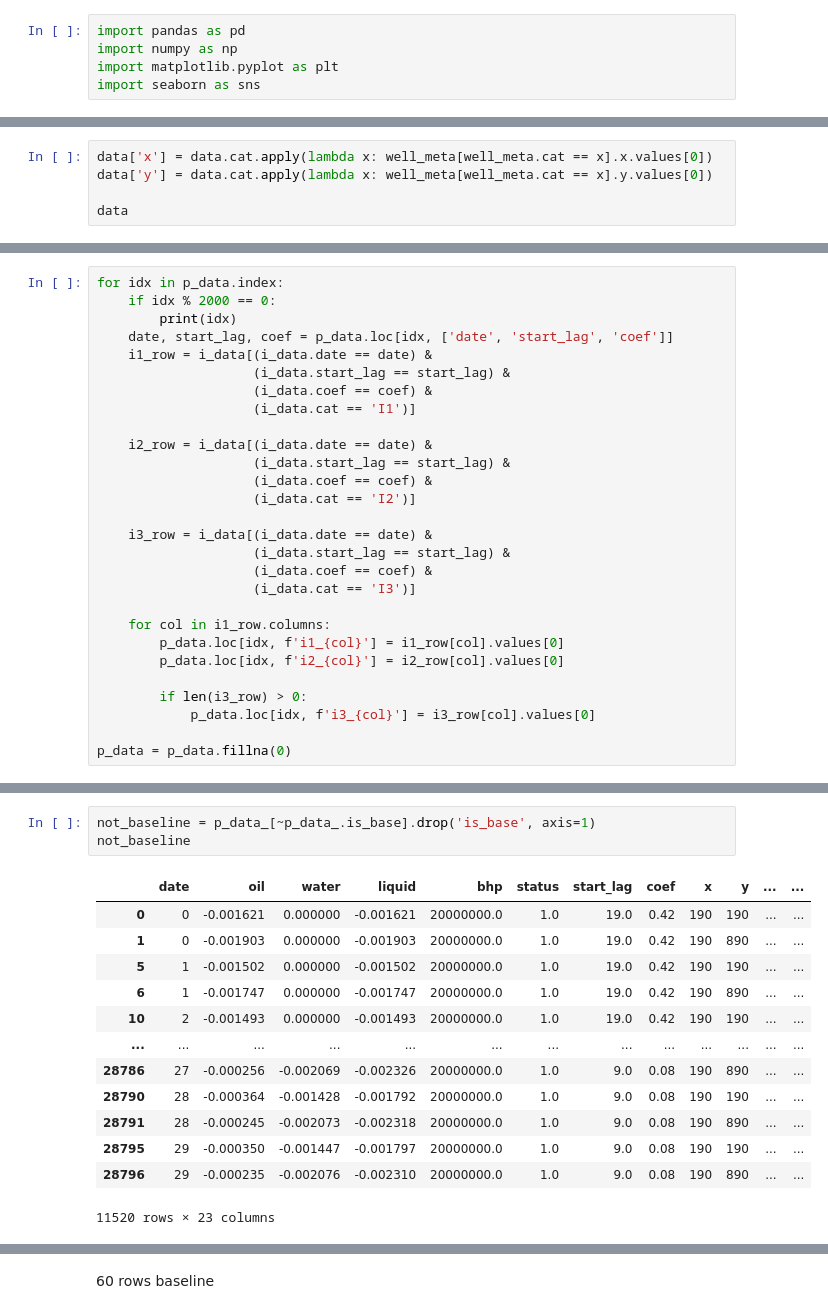
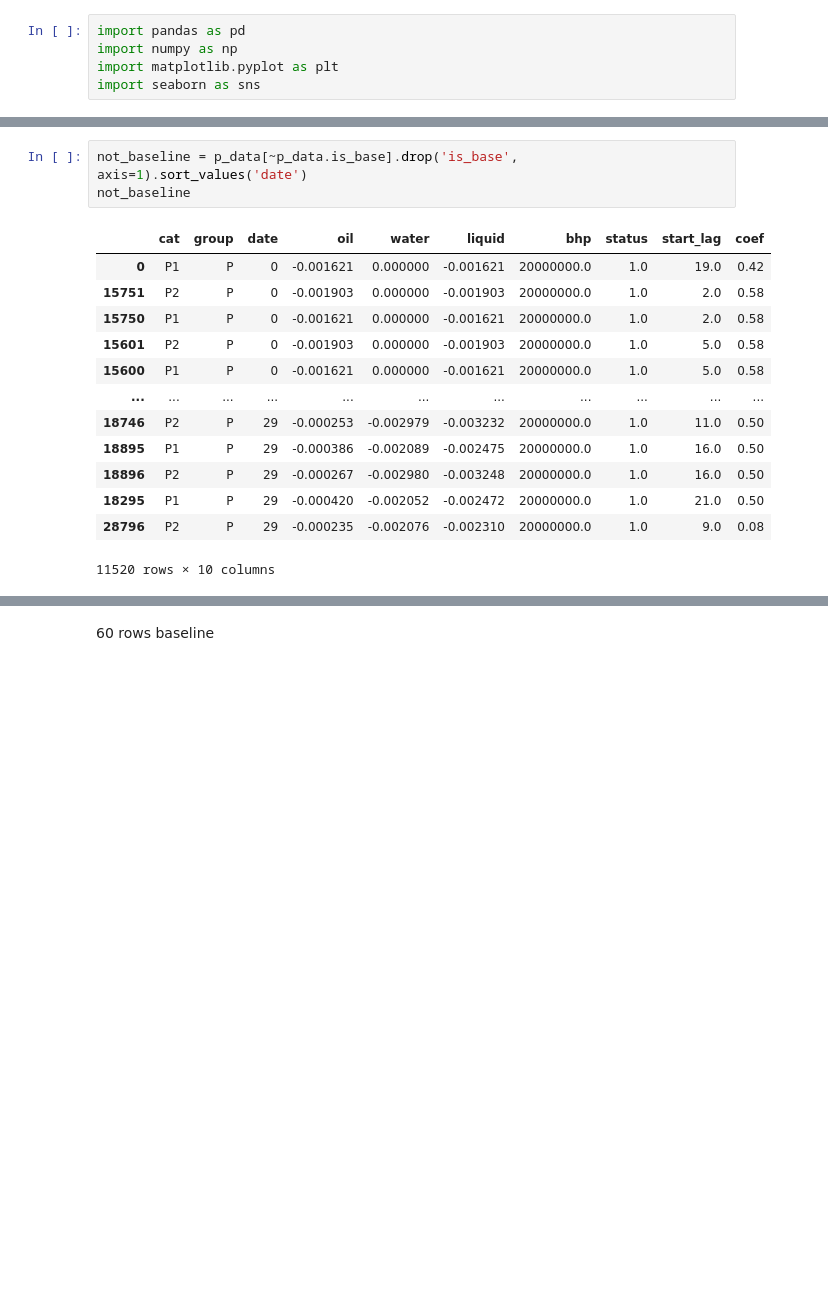
Before and after one commit to zeinovich/aramco-solution, a Jupyter notebook: notebooks/1905-zeinovich-baseline.ipynb, the cells around one changed output, grey strips where cells are left out. Saved outputs shown, nothing was run; the diff lists cells and outputs as text; blank space fills up the shorter version.

Commit message:
changed baseline & added features notebook

```diff
--- a/notebooks/1905-zeinovich-baseline.ipynb
+++ b/notebooks/1905-zeinovich-baseline.ipynb
@@ -43,5 +27,0 @@ well_meta[well_meta.cat == 'P1'].x.values[0]
-# %%
-data['x'] = data.cat.apply(lambda x: well_meta[well_meta.cat == x].x.values[0])
-data['y'] = data.cat.apply(lambda x: well_meta[well_meta.cat == x].y.values[0])
-
-data
@@ -59,28 +45,0 @@ pd.options.mode.chained_assignment = None
-# %%
-for idx in p_data.index:
-    if idx % 2000 == 0:
-        print(idx)
-    date, start_lag, coef = p_data.loc[idx, ['date', 'start_lag', 'coef']]
-    i1_row = i_data[(i_data.date == date) &
-                    (i_data.start_lag == start_lag) &
-                    (i_data.coef == coef) &
-                    (i_data.cat == 'I1')]
-
-    i2_row = i_data[(i_data.date == date) &
-                    (i_data.start_lag == start_lag) &
-                    (i_data.coef == coef) &
-                    (i_data.cat == 'I2')]
-
-    i3_row = i_data[(i_data.date == date) &
-                    (i_data.start_lag == start_lag) &
-                    (i_data.coef == coef) &
-                    (i_data.cat == 'I3')]
-
-    for col in i1_row.columns:
-        p_data.loc[idx, f'i1_{col}'] = i1_row[col].values[0]
-        p_data.loc[idx, f'i2_{col}'] = i2_row[col].values[0]
-
-        if len(i3_row) > 0:
-            p_data.loc[idx, f'i3_{col}'] = i3_row[col].values[0]
-
-p_data = p_data.fillna(0)
@@ -163,20 +46,20 @@ p_data_
 # %%
-not_baseline = p_data_[~p_data_.is_base].drop('is_base', axis=1)
+not_baseline = p_data[~p_data.is_base].drop('is_base', axis=1).sort_values('date')
 not_baseline
 # %% [output]
-|  | date | oil | water | liquid | bhp | status | start_lag | coef | x | y | ... | ... |
-| 0 | 0 | -0.001621 | 0.000000 | -0.001621 | 20000000.0 | 1.0 | 19.0 | 0.42 | 190 | 190 | ... | ... |
-| 1 | 0 | -0.001903 | 0.000000 | -0.001903 | 20000000.0 | 1.0 | 19.0 | 0.42 | 190 | 890 | ... | ... |
-| 5 | 1 | -0.001502 | 0.000000 | -0.001502 | 20000000.0 | 1.0 | 19.0 | 0.42 | 190 | 190 | ... | ... |
-| 6 | 1 | -0.001747 | 0.000000 | -0.001747 | 20000000.0 | 1.0 | 19.0 | 0.42 | 190 | 890 | ... | ... |
-| 10 | 2 | -0.001493 | 0.000000 | -0.001493 | 20000000.0 | 1.0 | 19.0 | 0.42 | 190 | 190 | ... | ... |
-| ... | ... | ... | ... | ... | ... | ... | ... | ... | ... | ... | ... | ... |
-| 28786 | 27 | -0.000256 | -0.002069 | -0.002326 | 20000000.0 | 1.0 | 9.0 | 0.08 | 190 | 890 | ... | ... |
-| 28790 | 28 | -0.000364 | -0.001428 | -0.001792 | 20000000.0 | 1.0 | 9.0 | 0.08 | 190 | 190 | ... | ... |
-| 28791 | 28 | -0.000245 | -0.002073 | -0.002318 | 20000000.0 | 1.0 | 9.0 | 0.08 | 190 | 890 | ... | ... |
-| 28795 | 29 | -0.000350 | -0.001447 | -0.001797 | 20000000.0 | 1.0 | 9.0 | 0.08 | 190 | 190 | ... | ... |
-| 28796 | 29 | -0.000235 | -0.002076 | -0.002310 | 20000000.0 | 1.0 | 9.0 | 0.08 | 190 | 890 | ... | ... |
+|  | cat | group | date | oil | water | liquid | bhp | status | start_lag | coef |
+| 0 | P1 | P | 0 | -0.001621 | 0.000000 | -0.001621 | 20000000.0 | 1.0 | 19.0 | 0.42 |
+| 15751 | P2 | P | 0 | -0.001903 | 0.000000 | -0.001903 | 20000000.0 | 1.0 | 2.0 | 0.58 |
+| 15750 | P1 | P | 0 | -0.001621 | 0.000000 | -0.001621 | 20000000.0 | 1.0 | 2.0 | 0.58 |
+| 15601 | P2 | P | 0 | -0.001903 | 0.000000 | -0.001903 | 20000000.0 | 1.0 | 5.0 | 0.58 |
+| 15600 | P1 | P | 0 | -0.001621 | 0.000000 | -0.001621 | 20000000.0 | 1.0 | 5.0 | 0.58 |
+| ... | ... | ... | ... | ... | ... | ... | ... | ... | ... | ... |
+| 18746 | P2 | P | 29 | -0.000253 | -0.002979 | -0.003232 | 20000000.0 | 1.0 | 11.0 | 0.50 |
+| 18895 | P1 | P | 29 | -0.000386 | -0.002089 | -0.002475 | 20000000.0 | 1.0 | 16.0 | 0.50 |
+| 18896 | P2 | P | 29 | -0.000267 | -0.002980 | -0.003248 | 20000000.0 | 1.0 | 16.0 | 0.50 |
+| 18295 | P1 | P | 29 | -0.000420 | -0.002052 | -0.002472 | 20000000.0 | 1.0 | 21.0 | 0.50 |
+| 28796 | P2 | P | 29 | -0.000235 | -0.002076 | -0.002310 | 20000000.0 | 1.0 | 9.0 | 0.08 |
-11520 rows × 23 columns
+11520 rows × 10 columns
 # %%
 not_baseline.columns
 # %% [output]
```
Also changed, not shown: parts of 25 cells of this notebook, 1 other file.
